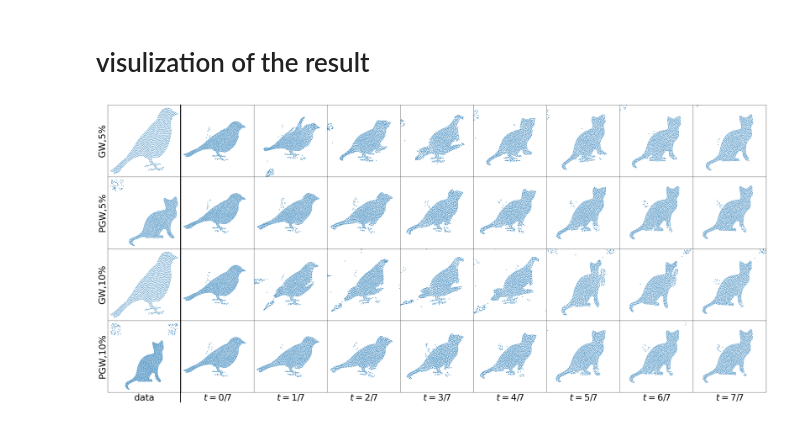
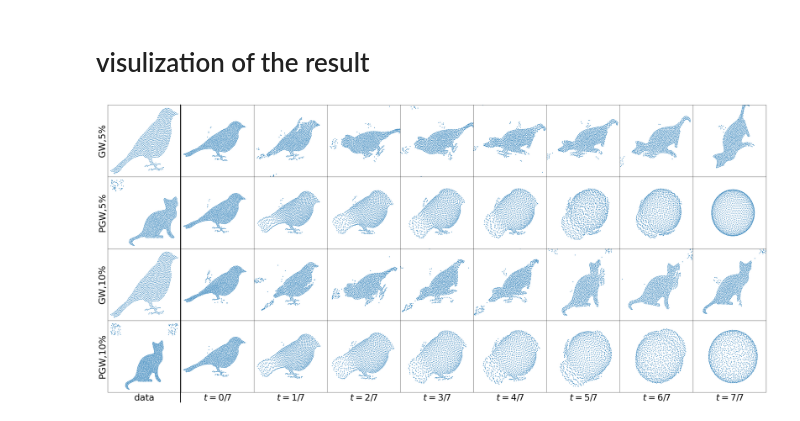
Before and after one commit to mint-vu/PGW_Metric, a Jupyter notebook: barycenter.ipynb, the cells around one changed output. Cells and saved outputs as stored; diff of their text form; code cells hidden in the pictures.

```diff
--- a/barycenter.ipynb
+++ b/barycenter.ipynb
@@ -775,9 +1060,9 @@ def mpgw_barycenters(
 # %%
 with open('interpolation/data/noise_0_point_cloud_1024.npy', 'rb') as f1:
     noise_0 = np.load(f1)
-with open('interpolation/data/noise_p2_5_point_cloud_1024.npy', 'rb') as f2:
+with open('interpolation/data/noise_u_5_point_cloud_1024.npy', 'rb') as f2:
     noise_5 = np.load(f2)
-with open('interpolation/data/noise_p2_10_point_cloud_1024.npy', 'rb') as f3:
+with open('interpolation/data/noise_u_10_point_cloud_1024.npy', 'rb') as f3:
     noise_10 = np.load(f3)
 fig, ax = plt.subplots(3, 8, figsize=(35, 12))
 for i in range(8):
@@ -1014,9 +1296,10 @@ for data_type in ['p1','p2','u']:
             data2 = np.load(f2)
         X2=data2[i2]
 
-
-        gw_list =torch.load('interpolation/result/gw01_'  +data_type+'_'+str(eta)+'_'+str(N)+'.pt')
-        pgw_list=torch.load('interpolation/result/pgw01_' +data_type+'_'+str(eta)+'_'+str(N)+'.pt')
+        result=np.load("interpolation/result/%i%i_p2_%i_%i.npz"%(i1,i2,eta,N))
+        gw_X_list,pgw_X_list=result['gw_X_list'],result['pgw_X_list']
+        #gw_list =torch.load('interpolation/result/gw01_'  +data_type+'_'+str(eta)+'_'+str(N)+'.pt')
+        #pgw_list=torch.load('interpolation/result/pgw01_' +data_type+'_'+str(eta)+'_'+str(N)+'.pt')
 
 
 
@@ -1031,7 +1314,7 @@ for data_type in ['p1','p2','u']:
 
         for com_id in range(1,9):
             i=com_id-1
-            X1t=gw_list[i][1]
+            X1t=gw_X_list[i]
             if F_gw[row_id,i]:
                 X1t=X1t.dot(flip_M)
 
@@ -1041,7 +1324,7 @@ for data_type in ['p1','p2','u']:
             ax[row_id*2, com_id].scatter(X1t[:,0], X1t[:,1],s=3.0)
 
 
-            X1t=pgw_list[i][1]
+            X1t=pgw_X_list[i]
             if F_pgw[row_id,i]:
                 X1t=X1t.dot(flip_M)
             R=rotation_2d(R_pgw[row_id,i])
@@ -1112,21 +1395,21 @@ for data_type in ['p1', 'p2', 'u']:
         data1 = np.load(f1)
     X1 = data1[i1]
 
-    for eta in ['5', '10']:
+    for eta in [5, 10]:
         if row_id_old in row_id_map.keys():
             new_row_id=row_id_map[row_id_old]
-            data2_path = 'interpolation/data/noise_' + str(data_type) + '_' + str(eta) + '_point_cloud_1024.npy'
+            data2_path = 'interpolation/data/noise_%s_%i_point_cloud_%i.npy'%(data_type,eta,N)
             with open(data2_path, 'rb') as f2:
                 data2 = np.load(f2)
             X2 = data2[i2]
+            result=np.load("interpolation/result/%i%i_%s_%i_%i.npz"%(i1,i2,data_type,eta,N))
+            gw_X_list,pgw_X_list=result['gw_X_list'],result['pgw_X_list']
 
-            gw_list = torch.load('interpolation/result_save/gw01_' + data_type + '_' + str(eta) + '_' + str(N) + '.pt')
-            pgw_list = torch.load('interpolation/result_save/pgw01_' + data_type + '_' + str(eta) + '_' + str(N) + '.pt')
             ax[new_row_id * 2,     0].scatter(X1[:, 0], X1[:, 1], s=3.0)
             ax[new_row_id * 2 + 1, 0].scatter(X2[:, 0], X2[:, 1], s=3.0)
             for com_id in range(1, 9):
                 i = com_id - 1
-                X1t = gw_list[i][1]
+                X1t = gw_X_list[i]
                 if F_gw[row_id_old, i]:
                     X1t = X1t.dot(flip_M)
 
@@ -1135,35 +1418,35 @@ for data_type in ['p1', 'p2', 'u']:
 
                 ax[new_row_id * 2, com_id].scatter(X1t[:, 0], X1t[:, 1], s=3.0)
 
-                X1t = pgw_list[i][1]
+                X1t = pgw_X_list[i]
                 if F_pgw[row_id_old, i]:
                     X1t = X1t.dot(flip_M)
                 R = rotation_2d(R_pgw[row_id_old, i])
                 X1t = X1t.dot(R)
                 ax[new_row_id * 2 + 1, com_id].scatter(X1t[:, 0], X1t[:, 1], s=3.0)
         row_id_old+=1
 
 
 
 
 
 for j in range(8):
     ax[-1, j + 1].set_xlabel(r"$t=%i/7$" % (j), fontsize=35)
 ax[-1, 0].set_xlabel("data", fontsize=35)
 
 
 i=0
 for eta in [5,10]:
     for method in ['GW','PGW']:
         ax[i, 0].set_ylabel(r"%s,%.0f%%"%(method,eta), fontsize=35)
         i+=1
 
 line2 = plt.Line2D([b+(1-b)/9, b+(1-b)/9], [0, 1.0], transform=fig.transFigure, color="black", linewidth=3)
 fig.add_artist(line2)
 plt.tight_layout(pad=0.0)
 
 plt.savefig('interpolation/interporlation_sub.png', dpi=200, bbox_inches='tight')
 plt.savefig('interpolation/interporlation_sub.pdf', dpi=200, bbox_inches='tight')
 plt.savefig('interpolation/interporlation_sub.jpg', dpi=200, bbox_inches='tight')
 # %% [output]
-[figure, old version]
+[figure, new version]
```
Also changed, not shown: parts of 7 cells of this notebook, 6 other files.
